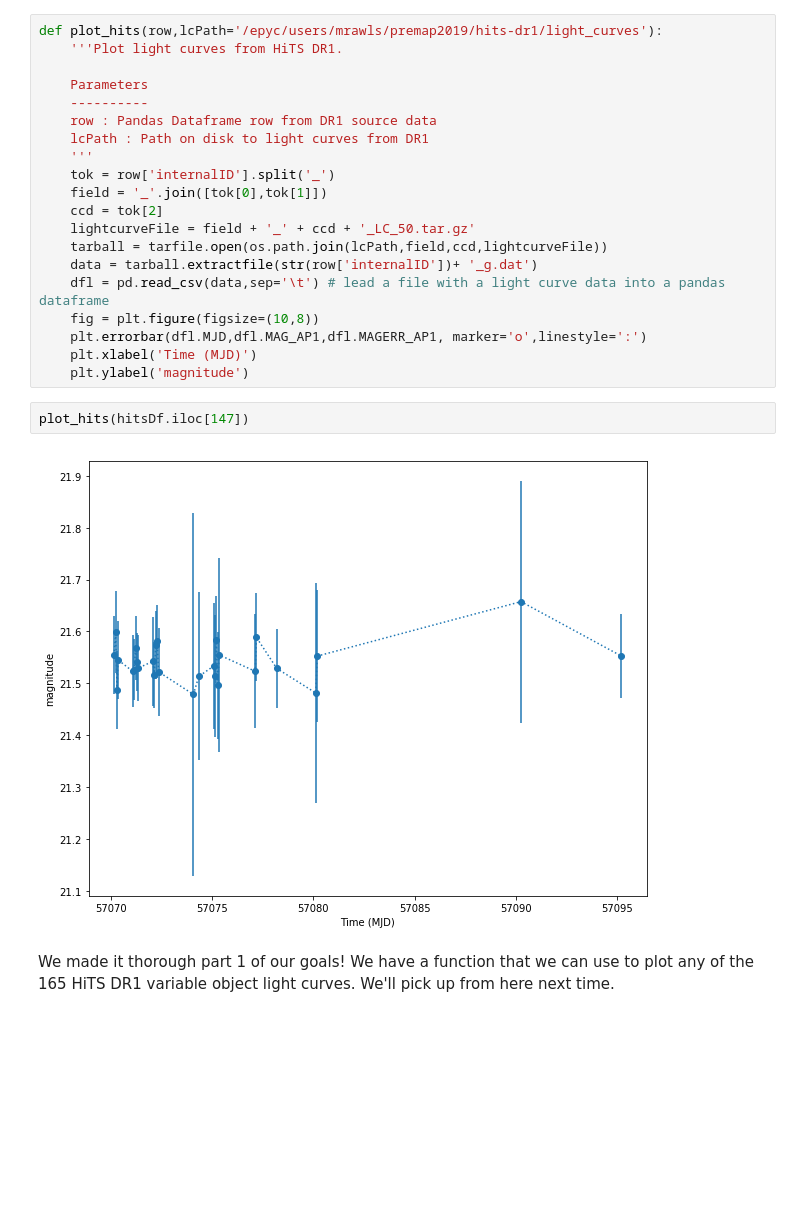
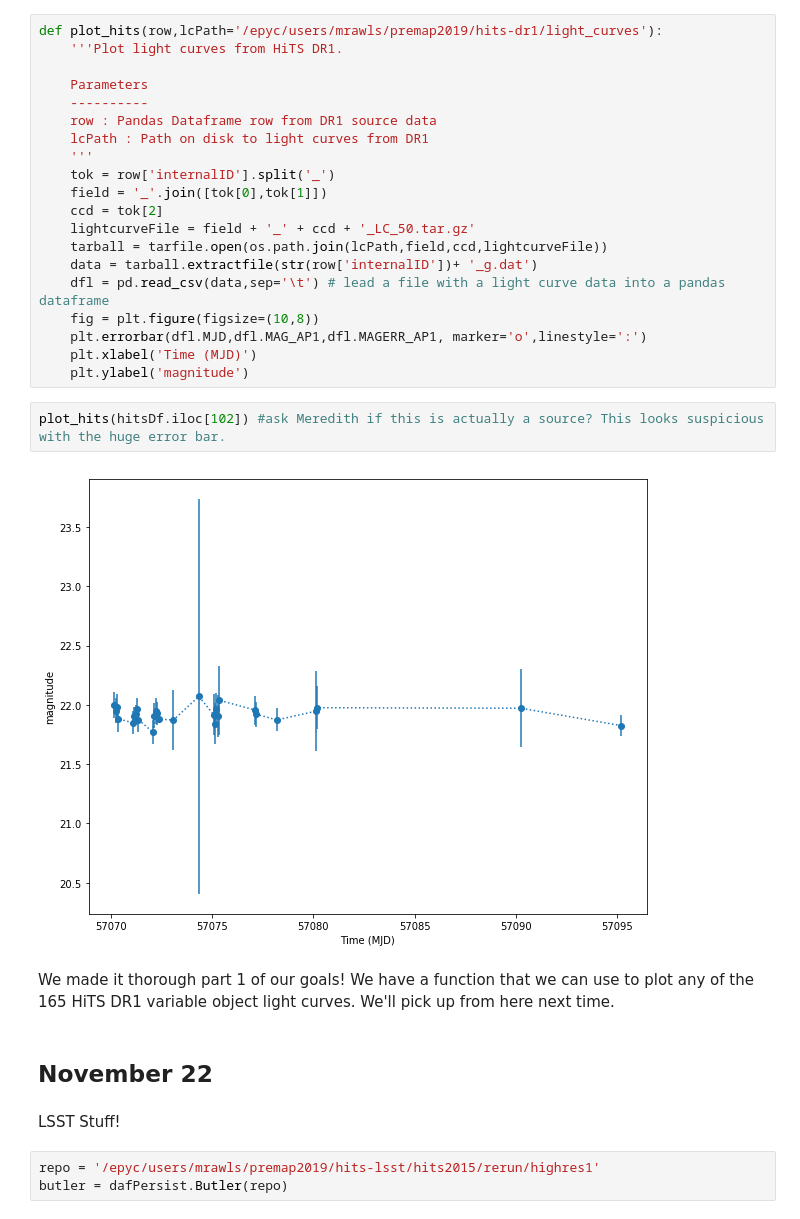
Before and after one commit to mrawls/lsst-hits-bump, a Jupyter notebook: tw94/Premap-Nov20-22_tw.ipynb, the cells around one changed output. Drawn from its saved outputs; the diff is of its cells as text; blank space fills up the shorter version.

```diff
--- a/tw94/Premap-Nov20-22_tw.ipynb
+++ b/tw94/Premap-Nov20-22_tw.ipynb
@@ -84,10 +88,17 @@ def plot_hits(row,lcPath='/epyc/users/mrawls/premap2019/hits-dr1/light_curves'):
     plt.errorbar(dfl.MJD,dfl.MAG_AP1,dfl.MAGERR_AP1, marker='o',linestyle=':')
     plt.xlabel('Time (MJD)')
     plt.ylabel('magnitude')
-# %%
-plot_hits(hitsDf.iloc[147])
-# %% [output]
-[figure, removed]
+# %%
+plot_hits(hitsDf.iloc[102]) #ask Meredith if this is actually a source? This looks suspicious with the huge error bar.
+# %% [output]
+[figure, added]
 # %% [markdown]
 We made it thorough part 1 of our goals! We have a function that we can use to plot any of the 165 HiTS DR1 variable
 object light curves. We'll pick up from here next time.
+# %% [markdown]
+## November 22
+# %% [markdown]
+LSST Stuff!
+# %%
+repo = '/epyc/users/mrawls/premap2019/hits-lsst/hits2015/rerun/highres1'
+butler = dafPersist.Butler(repo)
```
Also changed, not shown: parts of 23 cells of this notebook.
